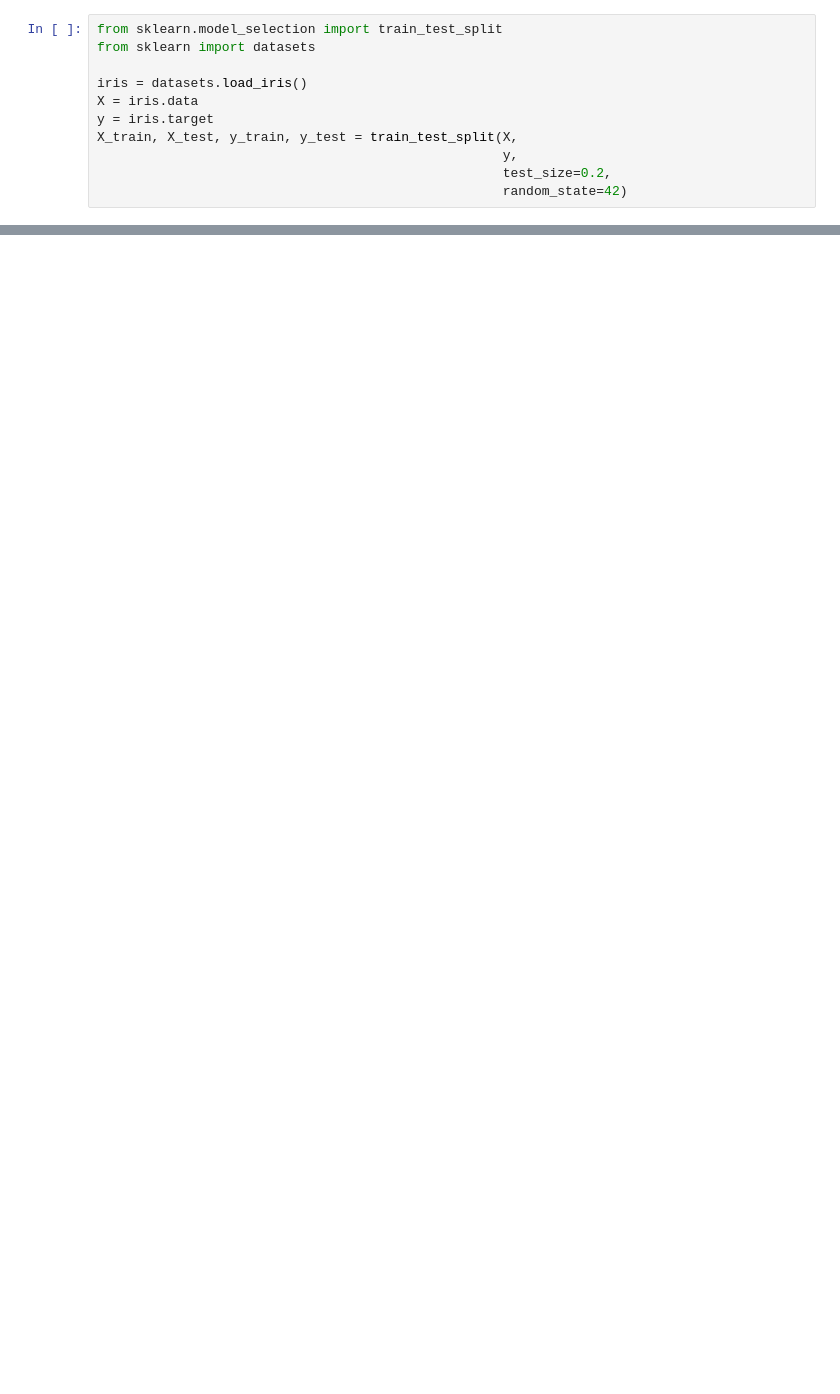
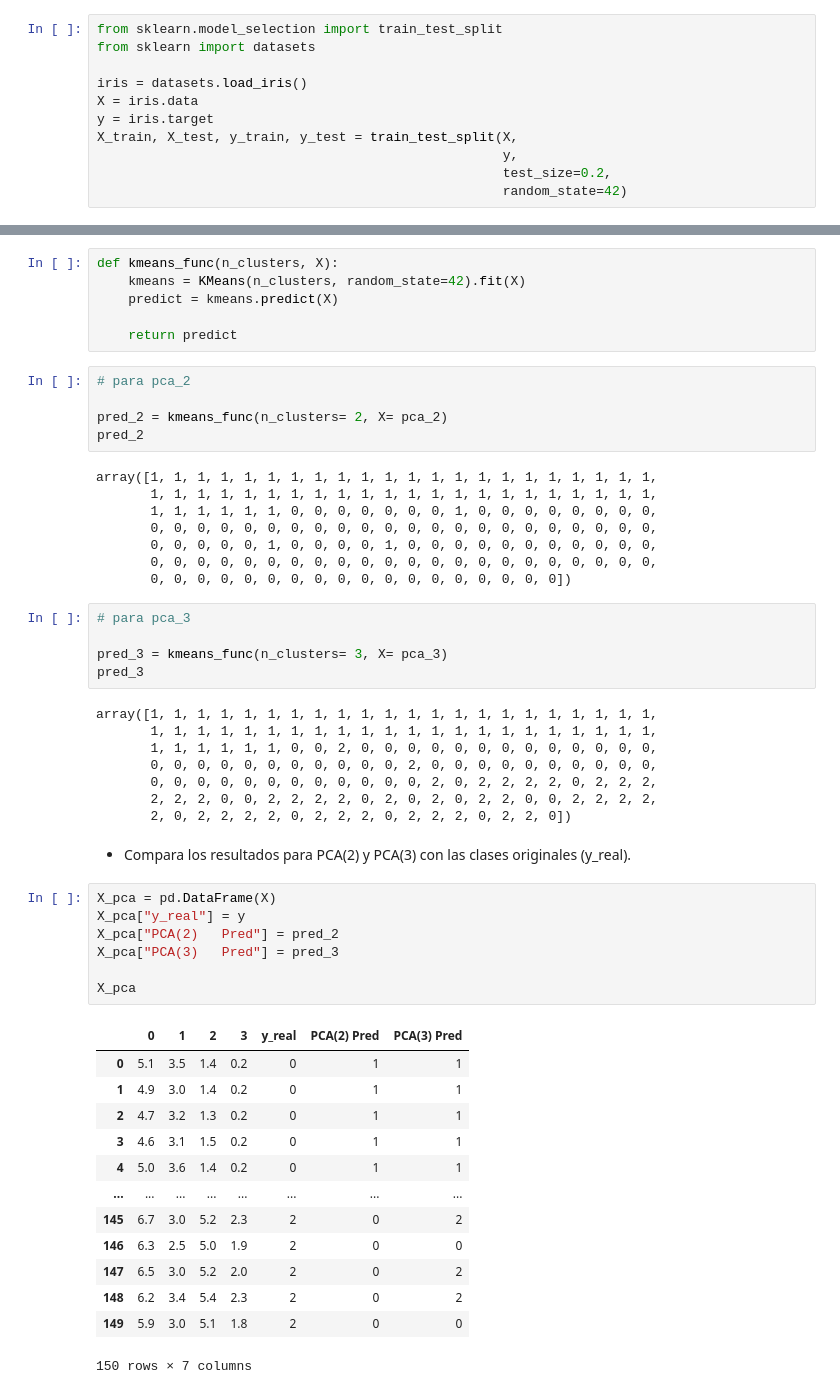
Before and after one commit to karinaic/clase1_data_science, a Jupyter notebook: week10_ML_competition_pca_kmeans/day3_unsupervised_PCA_kmeans/unsupervised_learning/exercise/unsupervised_complete.ipynb, the cells around one changed output, grey strips where cells are left out. Saved outputs shown, nothing was run; the diff lists cells and outputs as text; blank space fills up the shorter version.

```diff
--- a/week10_ML_competition_pca_kmeans/day3_unsupervised_PCA_kmeans/unsupervised_learning/exercise/unsupervised_complete.ipynb
+++ b/week10_ML_competition_pca_kmeans/day3_unsupervised_PCA_kmeans/unsupervised_learning/exercise/unsupervised_complete.ipynb
@@ -25,0 +77,55 @@ X_train, X_test, y_train, y_test = train_test_split(X,
+# %%
+def kmeans_func(n_clusters, X):
+    kmeans = KMeans(n_clusters, random_state=42).fit(X)
+    predict = kmeans.predict(X)
+
+    return predict
+# %%
+# para pca_2
+
+pred_2 = kmeans_func(n_clusters= 2, X= pca_2)
+pred_2
+# %% [output]
+array([1, 1, 1, 1, 1, 1, 1, 1, 1, 1, 1, 1, 1, 1, 1, 1, 1, 1, 1, 1, 1, 1,
+       1, 1, 1, 1, 1, 1, 1, 1, 1, 1, 1, 1, 1, 1, 1, 1, 1, 1, 1, 1, 1, 1,
+       1, 1, 1, 1, 1, 1, 0, 0, 0, 0, 0, 0, 0, 1, 0, 0, 0, 0, 0, 0, 0, 0,
+       0, 0, 0, 0, 0, 0, 0, 0, 0, 0, 0, 0, 0, 0, 0, 0, 0, 0, 0, 0, 0, 0,
+       0, 0, 0, 0, 0, 1, 0, 0, 0, 0, 1, 0, 0, 0, 0, 0, 0, 0, 0, 0, 0, 0,
+       0, 0, 0, 0, 0, 0, 0, 0, 0, 0, 0, 0, 0, 0, 0, 0, 0, 0, 0, 0, 0, 0,
+       0, 0, 0, 0, 0, 0, 0, 0, 0, 0, 0, 0, 0, 0, 0, 0, 0, 0])
+# %%
+# para pca_3
+
+pred_3 = kmeans_func(n_clusters= 3, X= pca_3)
+pred_3
+# %% [output]
+array([1, 1, 1, 1, 1, 1, 1, 1, 1, 1, 1, 1, 1, 1, 1, 1, 1, 1, 1, 1, 1, 1,
+       1, 1, 1, 1, 1, 1, 1, 1, 1, 1, 1, 1, 1, 1, 1, 1, 1, 1, 1, 1, 1, 1,
+       1, 1, 1, 1, 1, 1, 0, 0, 2, 0, 0, 0, 0, 0, 0, 0, 0, 0, 0, 0, 0, 0,
+       0, 0, 0, 0, 0, 0, 0, 0, 0, 0, 0, 2, 0, 0, 0, 0, 0, 0, 0, 0, 0, 0,
+       0, 0, 0, 0, 0, 0, 0, 0, 0, 0, 0, 0, 2, 0, 2, 2, 2, 2, 0, 2, 2, 2,
+       2, 2, 2, 0, 0, 2, 2, 2, 2, 0, 2, 0, 2, 0, 2, 2, 0, 0, 2, 2, 2, 2,
+       2, 0, 2, 2, 2, 2, 0, 2, 2, 2, 0, 2, 2, 2, 0, 2, 2, 0])
+# %% [markdown]
+ * Compara los resultados para PCA(2) y PCA(3) con las clases originales (y_real).
+# %%
+X_pca = pd.DataFrame(X)
+X_pca["y_real"] = y
+X_pca["PCA(2)   Pred"] = pred_2
+X_pca["PCA(3)   Pred"] = pred_3
+
+X_pca
+# %% [output]
+|  | 0 | 1 | 2 | 3 | y_real | PCA(2) Pred | PCA(3) Pred |
+| 0 | 5.1 | 3.5 | 1.4 | 0.2 | 0 | 1 | 1 |
+| 1 | 4.9 | 3.0 | 1.4 | 0.2 | 0 | 1 | 1 |
+| 2 | 4.7 | 3.2 | 1.3 | 0.2 | 0 | 1 | 1 |
+| 3 | 4.6 | 3.1 | 1.5 | 0.2 | 0 | 1 | 1 |
+| 4 | 5.0 | 3.6 | 1.4 | 0.2 | 0 | 1 | 1 |
+| ... | ... | ... | ... | ... | ... | ... | ... |
+| 145 | 6.7 | 3.0 | 5.2 | 2.3 | 2 | 0 | 2 |
+| 146 | 6.3 | 2.5 | 5.0 | 1.9 | 2 | 0 | 0 |
+| 147 | 6.5 | 3.0 | 5.2 | 2.0 | 2 | 0 | 2 |
+| 148 | 6.2 | 3.4 | 5.4 | 2.3 | 2 | 0 | 2 |
+| 149 | 5.9 | 3.0 | 5.1 | 1.8 | 2 | 0 | 0 |
+150 rows × 7 columns
```
Also changed, not shown: parts of 25 cells of this notebook.
